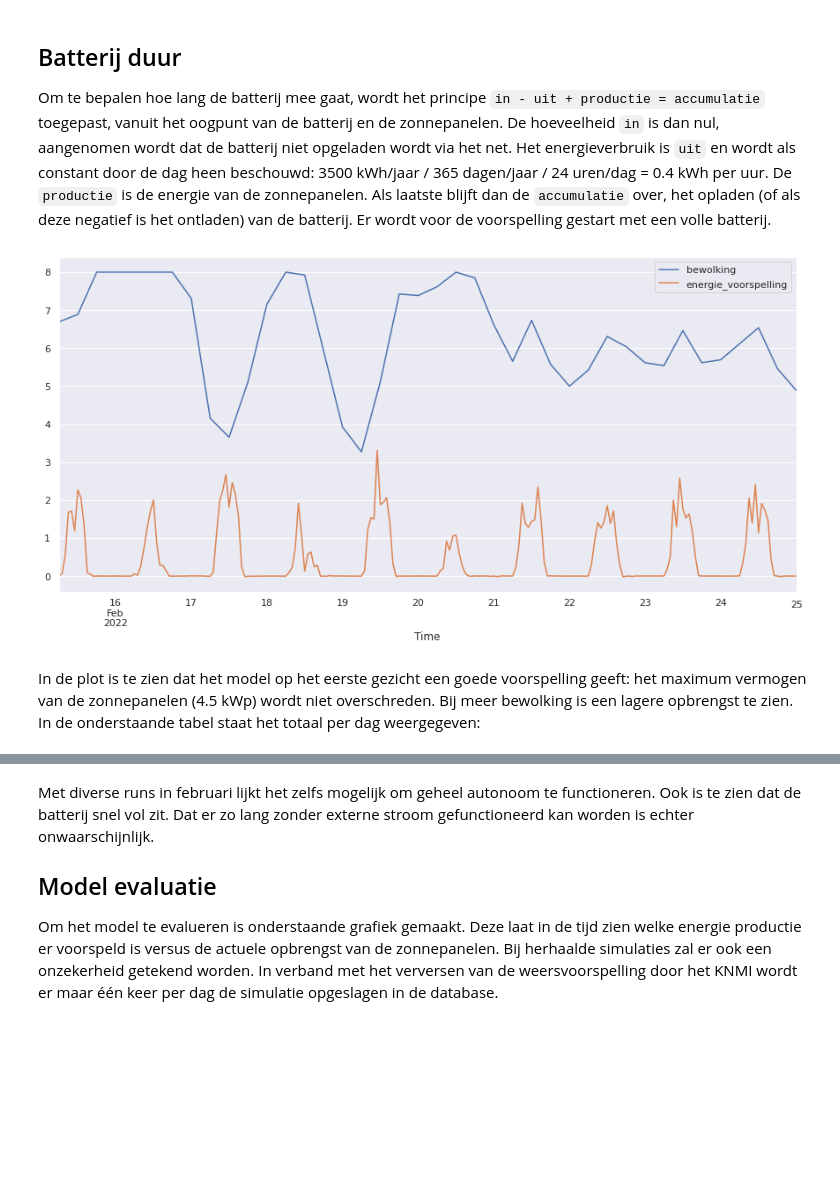
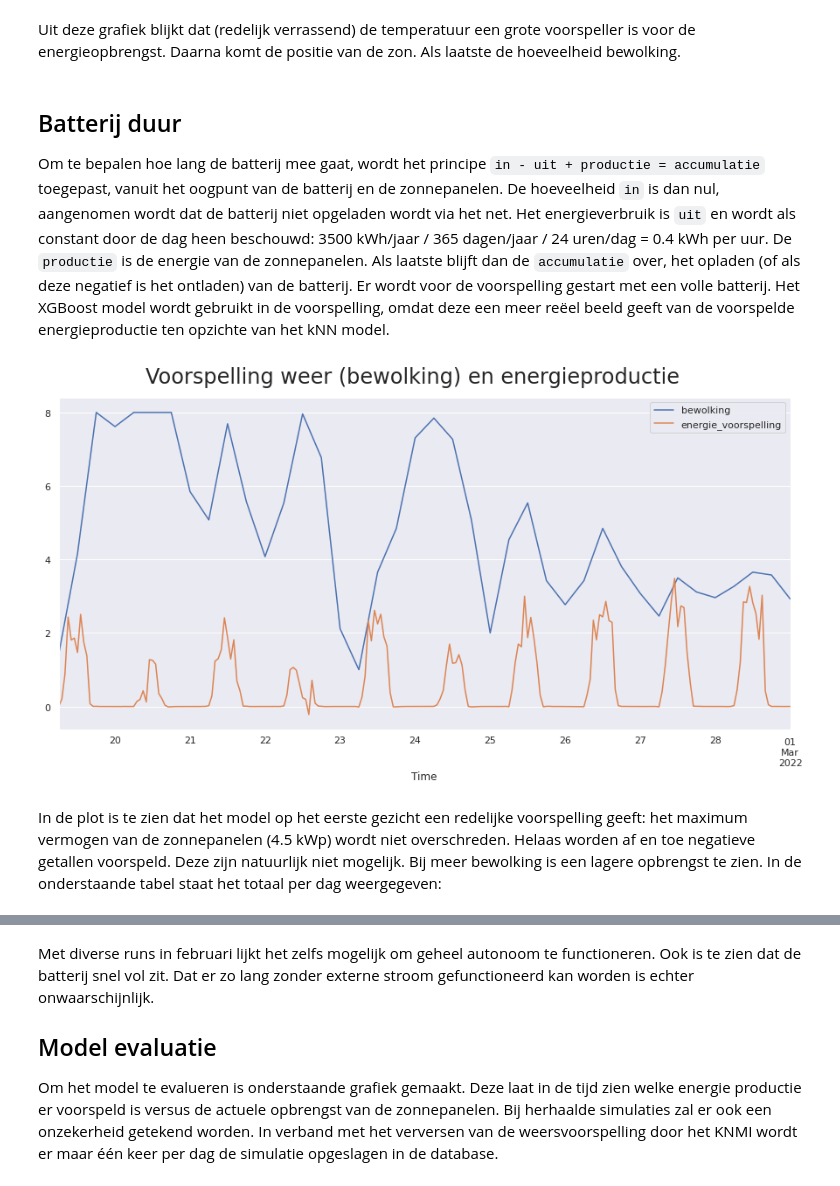
Before and after one commit to bosgnoom/data-engineer-eindopdracht, a Jupyter notebook: data_analyse.ipynb, the cells around one changed output, grey strips where cells are left out. Cells and saved outputs as stored; diff of their text form; code cells hidden in the pictures; blank space fills up the shorter version.

Commit message:
Bijwerken tekst en grafieken

```diff
--- a/data_analyse.ipynb
+++ b/data_analyse.ipynb
@@ -30,11 +30,10 @@ import seaborn as sns
 
 # Database inlezen
 conn = sqlite3.connect("database.db")
-data = pd.read_sql('SELECT * FROM dataset', conn)
+dataset = pd.read_sql('SELECT * FROM dataset', conn)
 conn.close()
 
 # Voor de zekerheid NaN weglaten (mochten ze er zijn)
-data.dropna(axis=0, inplace=True)
+dataset.dropna(axis=0, inplace=True)
 
-# Duur_neerslag uit dataset halen,
-dataset = data.drop(columns=["duur_neerslag"])
+dataset.tail()
@@ -265,8 +278,8 @@ params = {'objective':'reg:squarederror'}
 trained_model = xgb.train(params=params,
                           dtrain=dmatrix,
                           evals=[(dmatrix, 'rmse')],
-                          verbose_eval=500,
-                          num_boost_round=5000,
+                          verbose_eval=1000,
+                          num_boost_round=10000,
                           early_stopping_rounds=3)
 
 print(f'Num rounds: {trained_model.num_boosted_rounds()}')
@@ -422,43 +451,47 @@ plt.show()
+# %% [markdown]
+Uit deze grafiek blijkt dat (redelijk verrassend) de temperatuur een grote voorspeller is voor de energieopbrengst. Daarna komt de positie van de zon. Als laatste de hoeveelheid bewolking.
 # %% [markdown]
 ## Batterij duur
 
-Om te bepalen hoe lang de batterij mee gaat, wordt het principe `in - uit + productie = accumulatie` toegepast, vanuit het oogpunt van de batterij en de zonnepanelen. De hoeveelheid `in` is dan nul, aangenomen wordt dat de batterij niet opgeladen wordt via het net. Het energieverbruik is `uit` en wordt als constant door de dag heen beschouwd: 3500 kWh/jaar / 365 dagen/jaar / 24 uren/dag = 0.4 kWh per uur. De `productie` is de energie van de zonnepanelen. Als laatste blijft dan de `accumulatie` over, het opladen (of als deze negatief is het ontladen) van de batterij. Er wordt voor de voorspelling gestart met een volle batterij.
+Om te bepalen hoe lang de batterij mee gaat, wordt het principe `in - uit + productie = accumulatie` toegepast, vanuit het oogpunt van de batterij en de zonnepanelen. De hoeveelheid `in` is dan nul, aangenomen wordt dat de batterij niet opgeladen wordt via het net. Het energieverbruik is `uit` en wordt als constant door de dag heen beschouwd: 3500 kWh/jaar / 365 dagen/jaar / 24 uren/dag = 0.4 kWh per uur. De `productie` is de energie van de zonnepanelen. Als laatste blijft dan de `accumulatie` over, het opladen (of als deze negatief is het ontladen) van de batterij. Er wordt voor de voorspelling gestart met een volle batterij. Het XGBoost model wordt gebruikt in de voorspelling, omdat deze een meer reëel beeld geeft van de voorspelde energieproductie ten opzichte van het kNN model.
 # %%
 import pysolar
 
 # Database inlezen
 conn = sqlite3.connect("database.db")
 voorspelling = pd.read_sql('SELECT * FROM knmi_forecast', conn)
 conn.close()
 
 # Tijd omzetten naar DateTime
 # Toch jammer dat dit niet standaard gebeurd... (SQLite3 beperking als ik het goed heb...)
 voorspelling["Time"] = pd.to_datetime(voorspelling["Tijdstip"])
 voorspelling.drop(columns=["Tijdstip"], inplace=True)
 voorspelling.set_index("Time", inplace=True)
 
 # KNMI geeft per 6 uur voorspelling, interpoleren naar per uur
 voorspelling = voorspelling.resample("1H").interpolate(method="linear")
 
 # Info stand zon toevoegen
 voorspelling["solar_altitude"] = pysolar.solar.get_altitude_fast(51.2, 6, voorspelling.index)
 voorspelling["solar_azimuth"] = pysolar.solar.get_azimuth_fast(51.2, 6, voorspelling.index)
 
 # Voorspelling energie berekenen:
 # - Selecteren
 # - Transformeren (standardscaler)
 # - Prognosticeren (rijmt lekker)
 X = voorspelling[["temperatuur", "bewolking", "solar_altitude", "solar_azimuth"]]
-#X = scaler.fit_transform(X)
+
 # Energie per kWh, niet per Wh
-#voorspelling["energie_voorspelling"] = knn_model.predict(X) / 1000
 voorspelling["energie_voorspelling"] = trained_model.predict(xgb.DMatrix(data=X)) / 1000
 
 # Verwachting voor de komende dagen laten zien
+sns.set_theme()
 fig, ax = plt.subplots(figsize=(15, 7))
-voorspelling[["bewolking", "energie_voorspelling"]].plot(ax=ax);
+g = voorspelling[["bewolking", "energie_voorspelling"]].plot(ax=ax)
+fig.suptitle('Voorspelling weer (bewolking) en energieproductie', y=.95, fontsize=24)
+plt.show()
 # %% [output]
-[figure, old version]
+[figure, new version]
 # %% [markdown]
-In de plot is te zien dat het model op het eerste gezicht een goede voorspelling geeft: het maximum vermogen van de zonnepanelen (4.5 kWp) wordt niet overschreden. Bij meer bewolking is een lagere opbrengst te zien. In de onderstaande tabel staat het totaal per dag weergegeven:
+In de plot is te zien dat het model op het eerste gezicht een redelijke voorspelling geeft: het maximum vermogen van de zonnepanelen (4.5 kWp) wordt niet overschreden. Helaas worden af en toe negatieve getallen voorspeld. Deze zijn natuurlijk niet mogelijk. Bij meer bewolking is een lagere opbrengst te zien. In de onderstaande tabel staat het totaal per dag weergegeven:
 # %%
```
Also changed, not shown: parts of 25 cells of this notebook, 1 other file.
